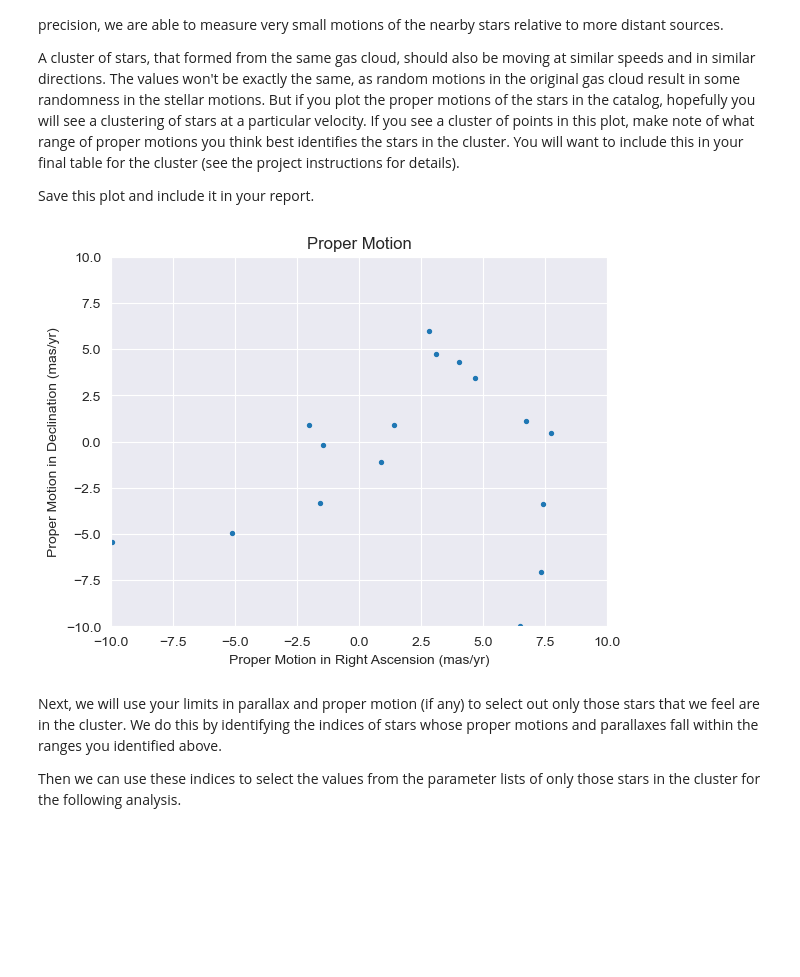
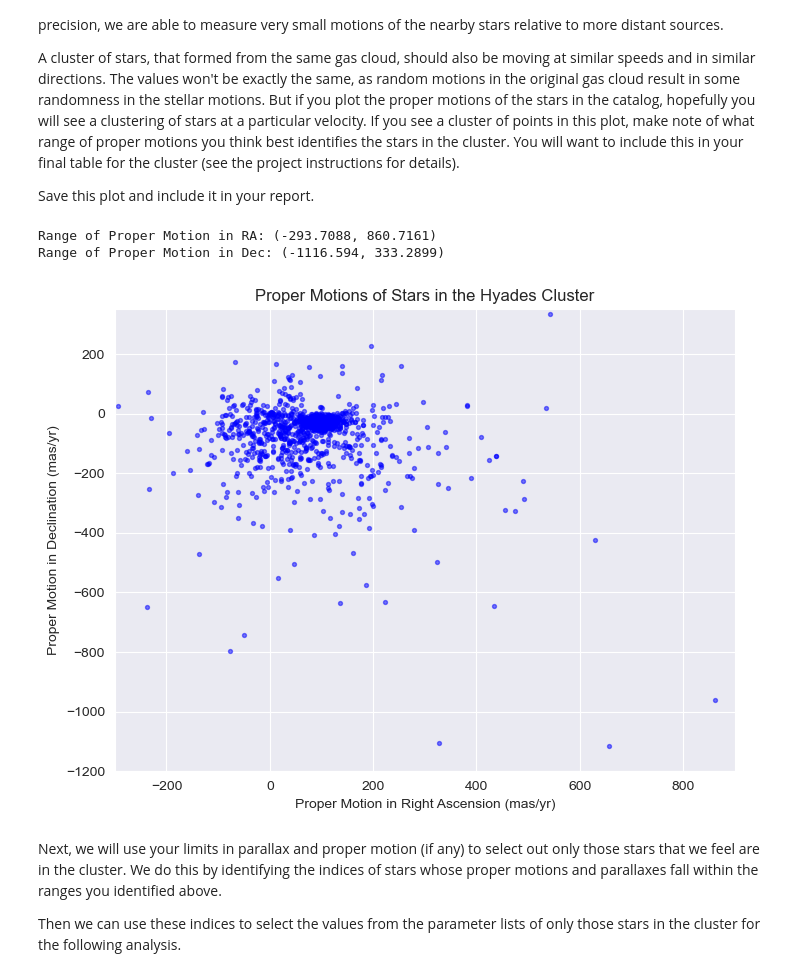
Before and after one commit to oscar066/Stellar-cluster-DataAnalysis, a Jupyter notebook: CMD_project_template.ipynb, the cells around one changed output. Drawn from its saved outputs; the diff is of its cells as text; code cells hidden in the pictures; blank space fills up the shorter version.

```diff
--- a/CMD_project_template.ipynb
+++ b/CMD_project_template.ipynb
@@ -388,25 +466,41 @@ Next, we will look at the proper motions of the stars. The proper motion is the
 A cluster of stars, that formed from the same gas cloud, should also be moving at similar speeds and in similar directions. The values won't be exactly the same, as random motions in the original gas cloud result in some randomness in the stellar motions. But if you plot the proper motions of the stars in the catalog, hopefully you will see a clustering of stars at a particular velocity. If you see a cluster of points in this plot, make note of what range of proper motions you think best identifies the stars in the cluster. You will want to include this in your final table for the cluster (see the project instructions for details).
 
 Save this plot and include it in your report.
+# %%
+# Find the range of the data
+ra_range = (np.min(pmra), np.max(pmra))
+dec_range = (np.min(pmdec), np.max(pmdec))
+
+print("Range of Proper Motion in RA:", ra_range)
+print("Range of Proper Motion in Dec:", dec_range)
+# %% [output]
+Range of Proper Motion in RA: (-293.7088, 860.7161)
+Range of Proper Motion in Dec: (-1116.594, 333.2899)
 # %%
 # First, plot pmra vs pmdec for all the stars as a scatter plot.
 # Zoom in if you need to by setting plt.xlim() and plt.ylim().
 # You are looking for a tight cluster of points in your x and y ranges.
 # Always include axis labels!
 
-plt.scatter(pmra, pmdec, s=8)
+# Create a scatter plot of proper motions
+plt.figure(figsize=(8, 6))
+plt.scatter(pmra, pmdec, s=8, alpha=0.5, label='Stars', color='blue')
+
 
 # Set the x and y limits to zoom in on the area of interest
-plt.xlim(-10, 10)  # Adjust these values as needed
-plt.ylim(-10, 10)  # Adjust these values as needed
+plt.xlim([-300, 900])
+plt.ylim([-1200, 350])
 
 plt.xlabel('Proper Motion in Right Ascension (mas/yr)')
 plt.ylabel('Proper Motion in Declination (mas/yr)')
-plt.title('Proper Motion')
+plt.title('Proper Motions of Stars in the Hyades Cluster')
+
+# Save the plot
+plt.savefig('proper_motions_scatter_hyades_cluster.png')
 
 plt.show()
 # %% [output]
-[figure, old version]
+[figure, new version]
 # %% [markdown]
 Next, we will use your limits in parallax and proper motion (if any) to select out only those stars that we feel are in the cluster. We do this by identifying the indices of stars whose proper motions and parallaxes fall within the ranges you identified above.
 
```
Also changed, not shown: parts of 21 cells of this notebook, 5 other files.
